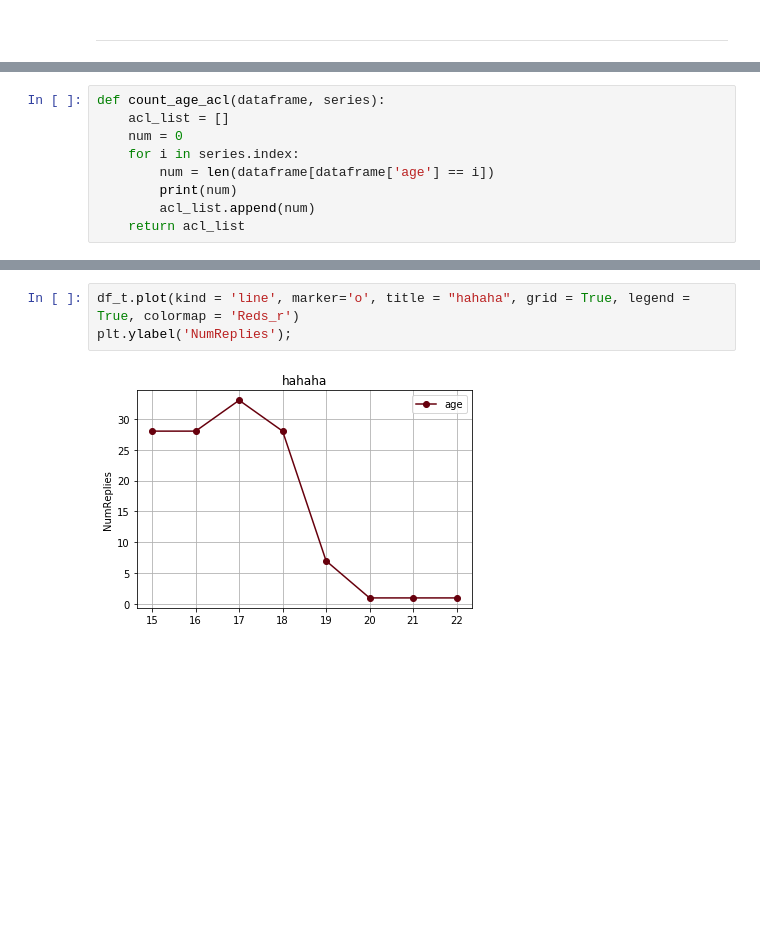
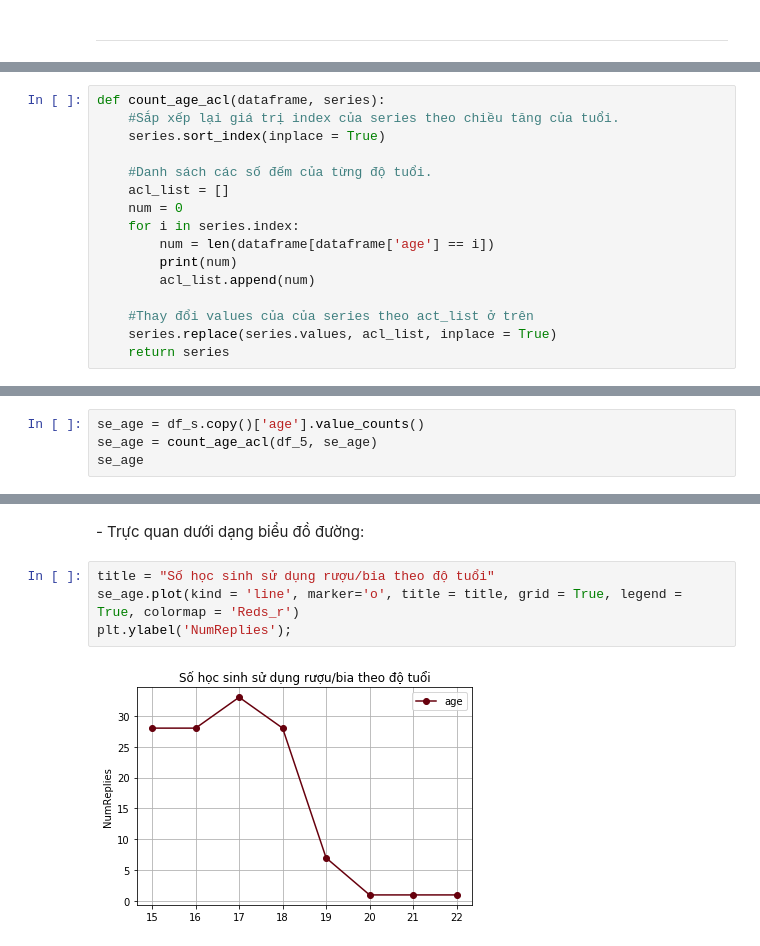
Before and after one commit to bason1999qn/Predict_Student_Performance, a Jupyter notebook: 1712732-ThaiBaSon.ipynb, the cells around one changed output, grey strips where cells are left out. Cells and saved outputs as stored; diff of their text form; blank space fills up the shorter version.

```diff
--- a/1712732-ThaiBaSon.ipynb
+++ b/1712732-ThaiBaSon.ipynb
@@ -325,9 +340,16 @@ array([ 82, 104,  98,  82,  24,   3,   1,   1], dtype=int64)
 # %%
 def count_age_acl(dataframe, series):
+    #Sắp xếp lại giá trị index của series theo chiều tăng của tuổi.
+    series.sort_index(inplace = True)
+
+    #Danh sách các số đếm của từng độ tuổi.
     acl_list = []
     num = 0
     for i in series.index:
         num = len(dataframe[dataframe['age'] == i])
         print(num)
         acl_list.append(num)
-    return acl_list
+
+    #Thay đổi values của của series theo act_list ở trên
+    series.replace(series.values, acl_list, inplace = True)
+    return series
@@ -354,0 +356,4 @@ Name: age, dtype: int64
+# %%
+se_age = df_s.copy()['age'].value_counts()
+se_age = count_age_acl(df_5, se_age)
+se_age
@@ -355,5 +378,8 @@ Name: age, dtype: int64
+# %% [markdown]
+\- Trực quan dưới dạng biểu đồ đường:
 # %%
-df_t.plot(kind = 'line', marker='o', title = "hahaha", grid = True, legend = True, colormap = 'Reds_r')
+title = "Số học sinh sử dụng rượu/bia theo độ tuổi"
+se_age.plot(kind = 'line', marker='o', title = title, grid = True, legend = True, colormap = 'Reds_r')
 plt.ylabel('NumReplies');
 # %% [output]
-[figure, old version]
+[figure, new version]
```
Also changed, not shown: parts of 17 cells of this notebook.
